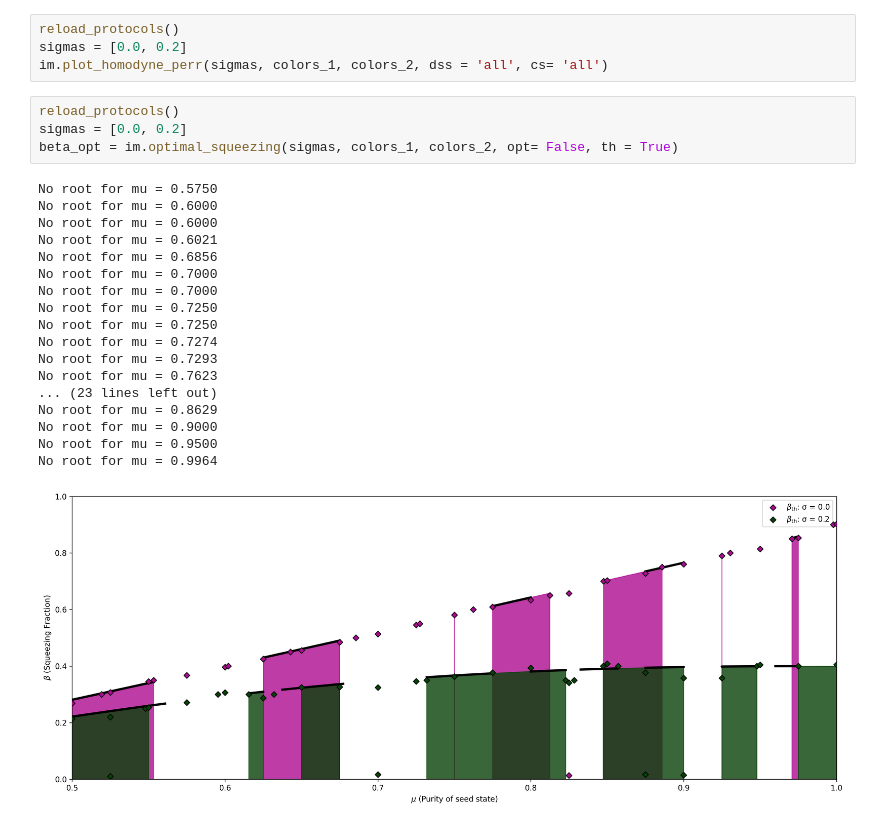
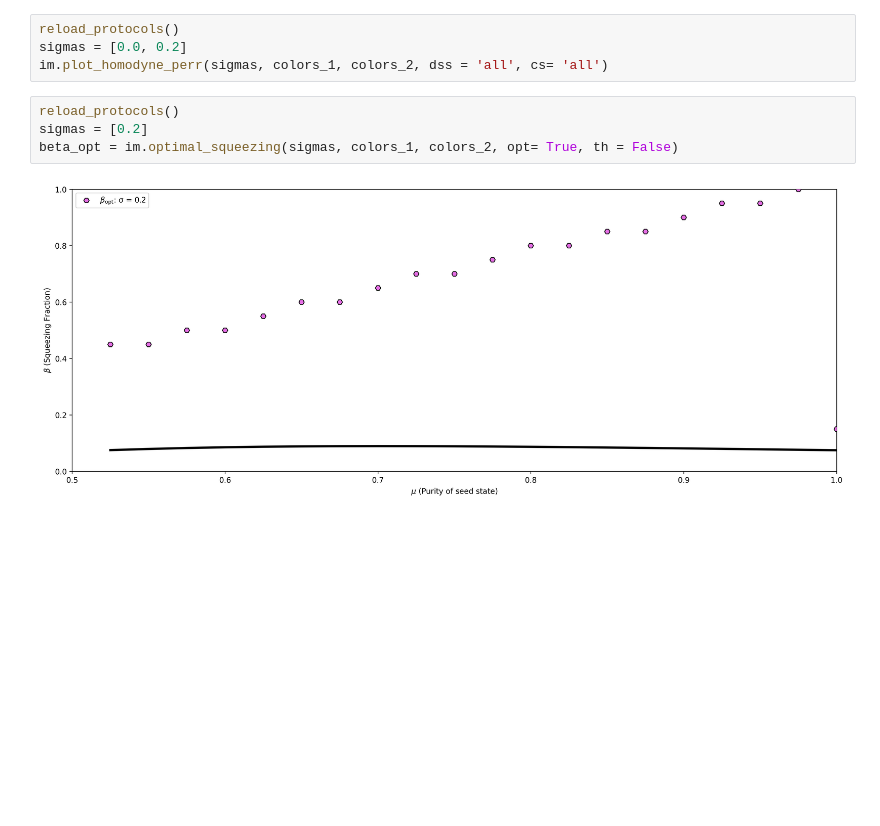
Before and after one commit to KPourgourides/Quantum-Communications-Internship-IRIDA-, a Jupyter notebook: protocol_impure_testing.ipynb, the cells around one changed output. Saved outputs shown, nothing was run; the diff lists cells and outputs as text; blank space fills up the shorter version.

Commit message:
corrected issue with beta_th

```diff
--- a/protocol_impure_testing.ipynb
+++ b/protocol_impure_testing.ipynb
@@ -61,24 +61,7 @@ sigmas = [0.0, 0.2]
 im.plot_homodyne_perr(sigmas, colors_1, colors_2, dss = 'all', cs= 'all')
 # %%
 reload_protocols()
-sigmas = [0.0, 0.2]
-beta_opt = im.optimal_squeezing(sigmas, colors_1, colors_2, opt= False, th = True)
+sigmas = [0.2]
+beta_opt = im.optimal_squeezing(sigmas, colors_1, colors_2, opt= True, th = False)
 # %% [output]
-No root for mu = 0.5750
-No root for mu = 0.6000
-No root for mu = 0.6000
-No root for mu = 0.6021
-No root for mu = 0.6856
-No root for mu = 0.7000
-No root for mu = 0.7000
-No root for mu = 0.7250
-No root for mu = 0.7250
-No root for mu = 0.7274
-No root for mu = 0.7293
-No root for mu = 0.7623
-... (23 lines left out)
-No root for mu = 0.8629
-No root for mu = 0.9000
-No root for mu = 0.9500
-No root for mu = 0.9964
-[figure, old version]
+[figure, new version]
```
Also changed, not shown: parts of 1 cell of this notebook, 1 other file.
